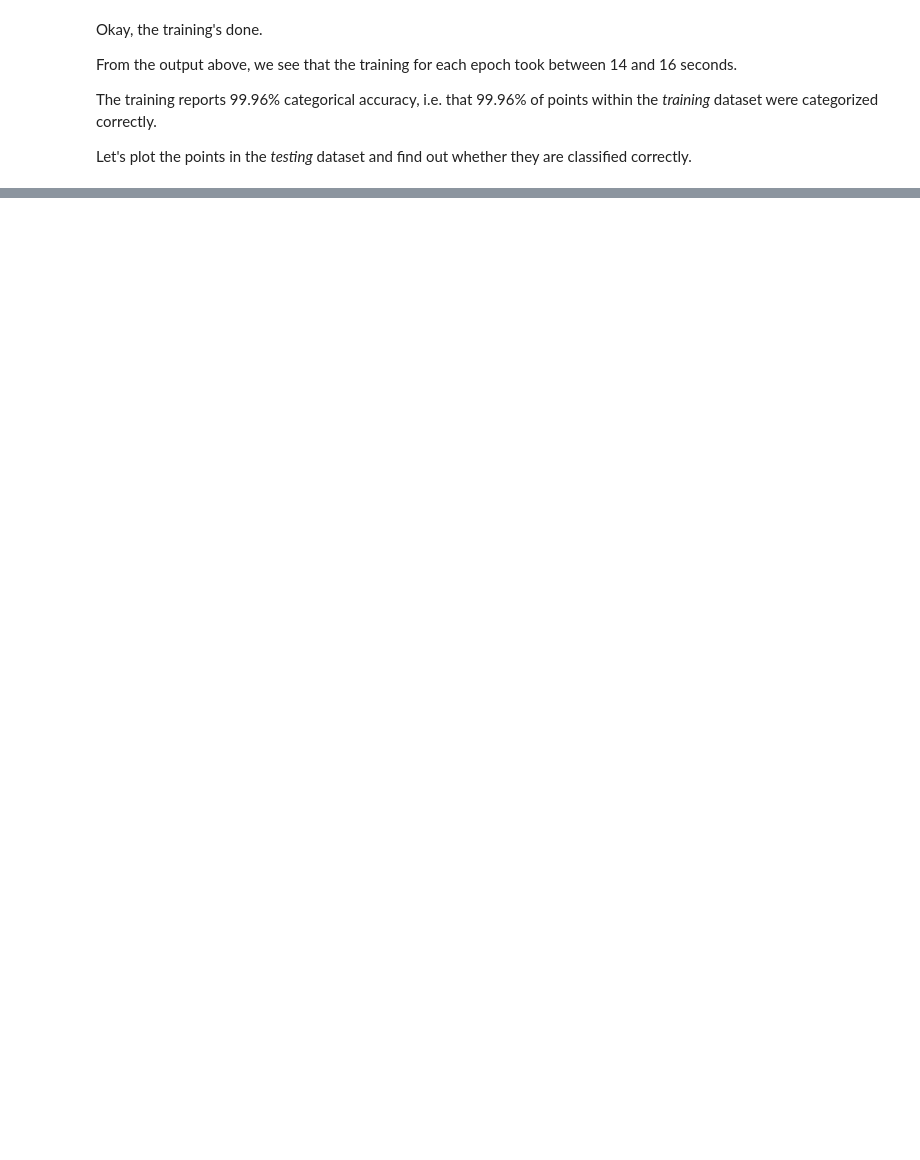
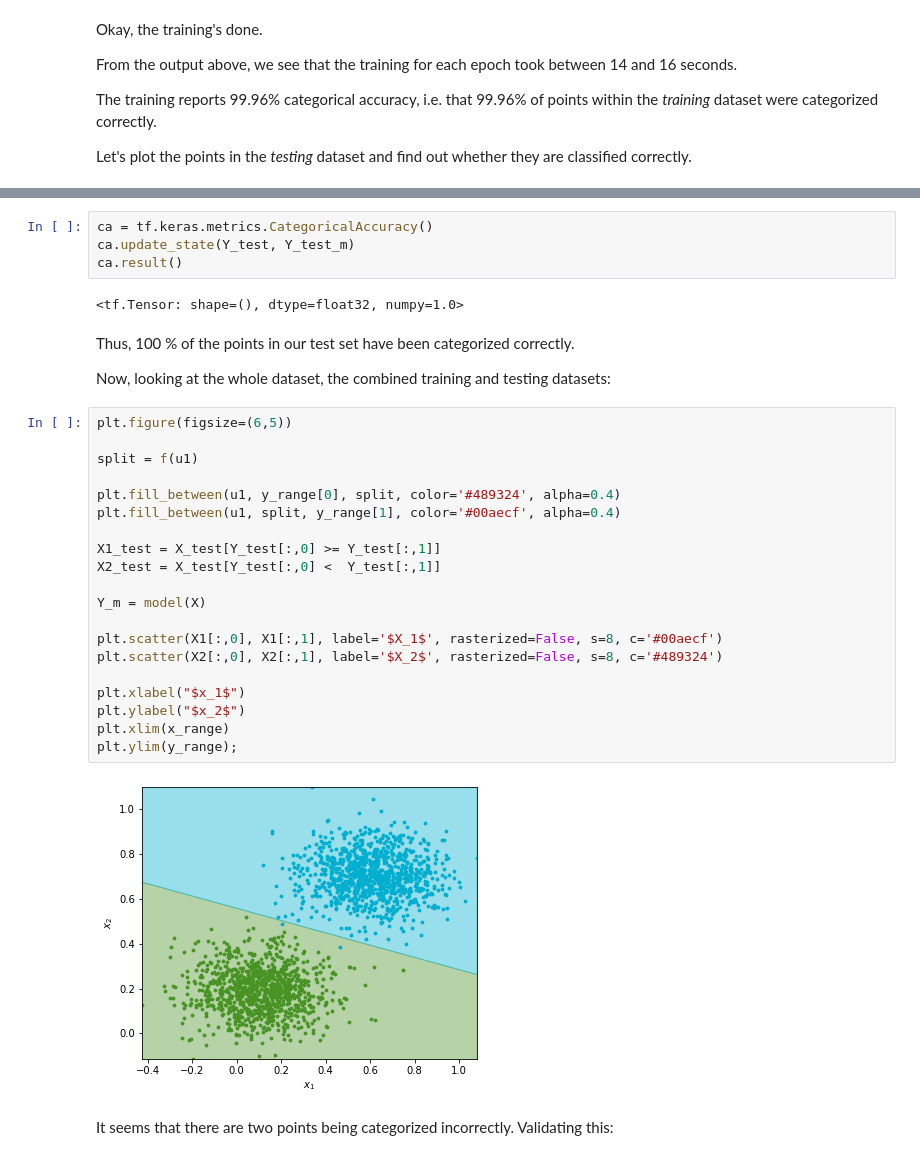
Before and after one commit to esclear/ph-nn, a Jupyter notebook: Linear_Boundary.ipynb, the cells around one changed output, grey strips where cells are left out. Drawn from its saved outputs; the diff is of its cells as text; blank space fills up the shorter version.

```diff
--- a/Linear_Boundary.ipynb
+++ b/Linear_Boundary.ipynb
@@ -123,0 +157,35 @@ From the graphic above, we can conclude that all 500 points within the test data
+# %%
+ca = tf.keras.metrics.CategoricalAccuracy()
+ca.update_state(Y_test, Y_test_m)
+ca.result()
+# %% [output]
+<tf.Tensor: shape=(), dtype=float32, numpy=1.0>
+# %% [markdown]
+Thus, 100 % of the points in our test set have been categorized correctly.
+
+Now, looking at the whole dataset, the combined training and testing datasets:
+# %%
+plt.figure(figsize=(6,5))
+
+split = f(u1)
+
+plt.fill_between(u1, y_range[0], split, color='#489324', alpha=0.4)
+plt.fill_between(u1, split, y_range[1], color='#00aecf', alpha=0.4)
+
+X1_test = X_test[Y_test[:,0] >= Y_test[:,1]]
+X2_test = X_test[Y_test[:,0] <  Y_test[:,1]]
+
+Y_m = model(X)
+
+plt.scatter(X1[:,0], X1[:,1], label='$X_1$', rasterized=False, s=8, c='#00aecf')
+plt.scatter(X2[:,0], X2[:,1], label='$X_2$', rasterized=False, s=8, c='#489324')
+
+plt.xlabel("$x_1$")
+plt.ylabel("$x_2$")
+plt.xlim(x_range)
+plt.ylim(y_range);
+# %% [output]
+[figure, added]
+# %% [markdown]
+It seems that there are two points being categorized incorrectly.
+Validating this:
```
Also changed, not shown: parts of 11 cells of this notebook, 3 other files.
